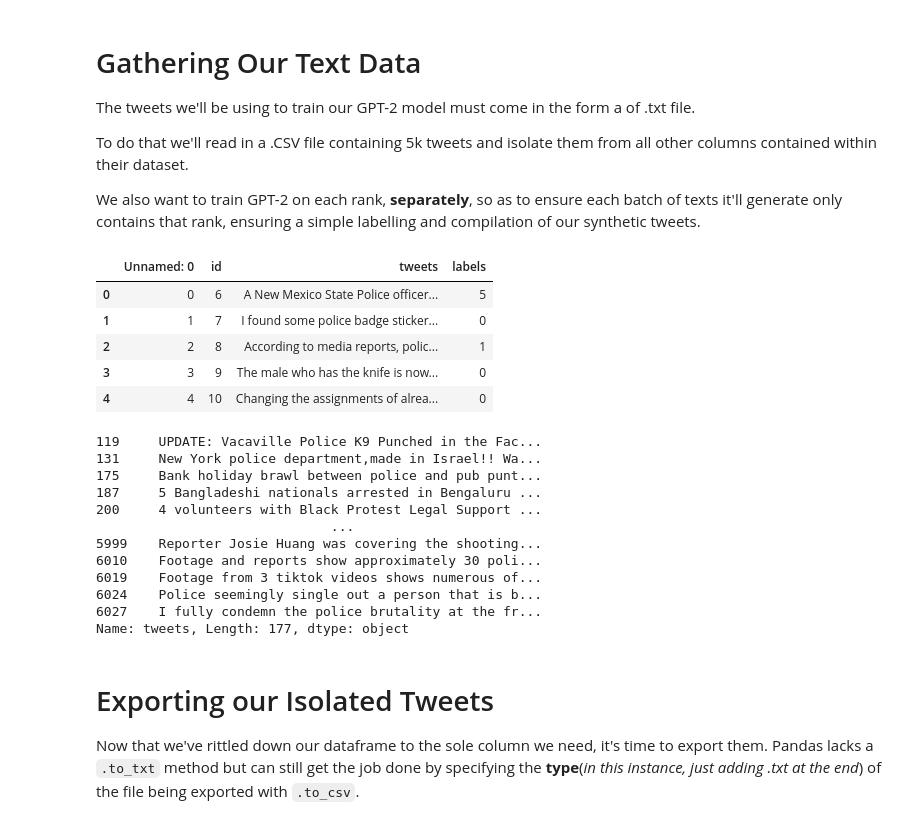
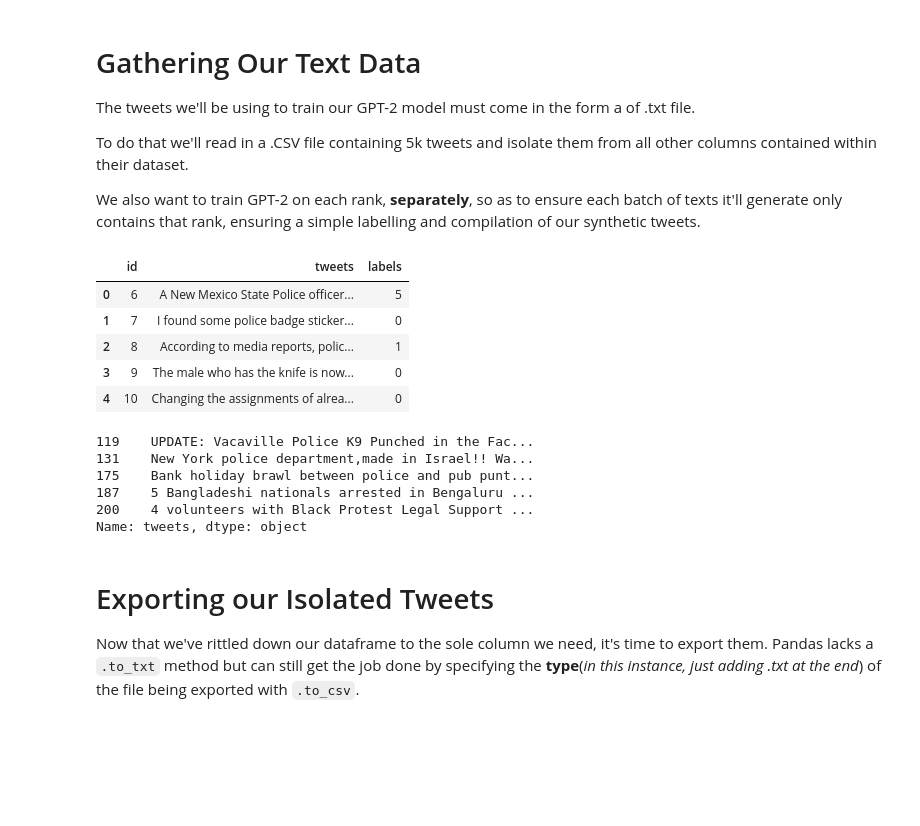
Before and after one commit to BloomTech-Labs/human-rights-first-police-ds-a, a Jupyter notebook: notebooks/labs37_notebooks/Training_GPT_2_w_GPU.ipynb, the cells around one changed output. Cells and saved outputs as stored; diff of their text form; code cells hidden in the pictures; blank space fills up the shorter version.

Commit message:
refactored generated tweets code and changed PR template

```diff
--- a/notebooks/labs37_notebooks/Training_GPT_2_w_GPU.ipynb
+++ b/notebooks/labs37_notebooks/Training_GPT_2_w_GPU.ipynb
@@ -107,0 +108,36 @@ train = pd.read_csv(training)
+# %%
+def get_df(db_url) -> pd.DataFrame:
+    '''
+    Connects to our Blue Witness Data Labeler and retrieves manually labelled text before converting them all into a pandas dataframe.
+
+    Parameters
+    ----------
+    db_url: psycopg2 database
+
+    Returns
+    -------
+    df: pandas datafarme
+        Contains thousands of text with appropriate police (non-)violence labels
+    '''
+    conn = psycopg2.connect(db_url)
+    curs = conn.cursor()
+    curs.execute("SELECT * FROM training;")
+    cols = [k[0] for k in curs.description]
+    rows = curs.fetchall()
+    df = pd.DataFrame(rows, columns=cols)
+    curs.close()
+    conn.close()
+    return df
+# %%
+# ALWAYS REMEMBER TO REMOVE THE PostgreSQL URL ASSIGNED TO THIS VARIABLE WHEN COMITTING TO OUR REPO
+db_url = ""
+# %%
+data_labeler_df = get_df(db_url)
+data_labeler_df.head()
+# %% [output]
+|  | id | tweets | labels |
+| 0 | 6 | A New Mexico State Police officer... | 5 |
+| 1 | 7 | I found some police badge sticker... | 0 |
+| 2 | 8 | According to media reports, polic... | 1 |
+| 3 | 9 | The male who has the knife is now... | 0 |
+| 4 | 10 | Changing the assignments of alrea... | 0 |
@@ -108,9 +151,9 @@ train = pd.read_csv(training)
 # %%
-train.head()
+rank2.head()
 # %% [output]
-|  | Unnamed: 0 | id | tweets | labels |
-| 0 | 0 | 6 | A New Mexico State Police officer... | 5 |
-| 1 | 1 | 7 | I found some police badge sticker... | 0 |
-| 2 | 2 | 8 | According to media reports, polic... | 1 |
-| 3 | 3 | 9 | The male who has the knife is now... | 0 |
-| 4 | 4 | 10 | Changing the assignments of alrea... | 0 |
+119    UPDATE: Vacaville Police K9 Punched in the Fac...
+131    New York police department,made in Israel!! Wa...
+175    Bank holiday brawl between police and pub punt...
+187    5 Bangladeshi nationals arrested in Bengaluru ...
+200    4 volunteers with Black Protest Legal Support ...
+Name: tweets, dtype: object
@@ -126,18 +160,3 @@ rank4 = rank4['tweets']
-# %%
-rank2
-# %% [output]
-119     UPDATE: Vacaville Police K9 Punched in the Fac...
-131     New York police department,made in Israel!! Wa...
-175     Bank holiday brawl between police and pub punt...
-187     5 Bangladeshi nationals arrested in Bengaluru ...
-200     4 volunteers with Black Protest Legal Support ...
-                              ...
-5999    Reporter Josie Huang was covering the shooting...
-6010    Footage and reports show approximately 30 poli...
-6019    Footage from 3 tiktok videos shows numerous of...
-6024    Police seemingly single out a person that is b...
-6027    I fully condemn the police brutality at the fr...
-Name: tweets, Length: 177, dtype: object
 # %% [markdown]
 # Exporting our Isolated Tweets
 
```
Also changed, not shown: parts of 14 cells of this notebook, 14 other files.
